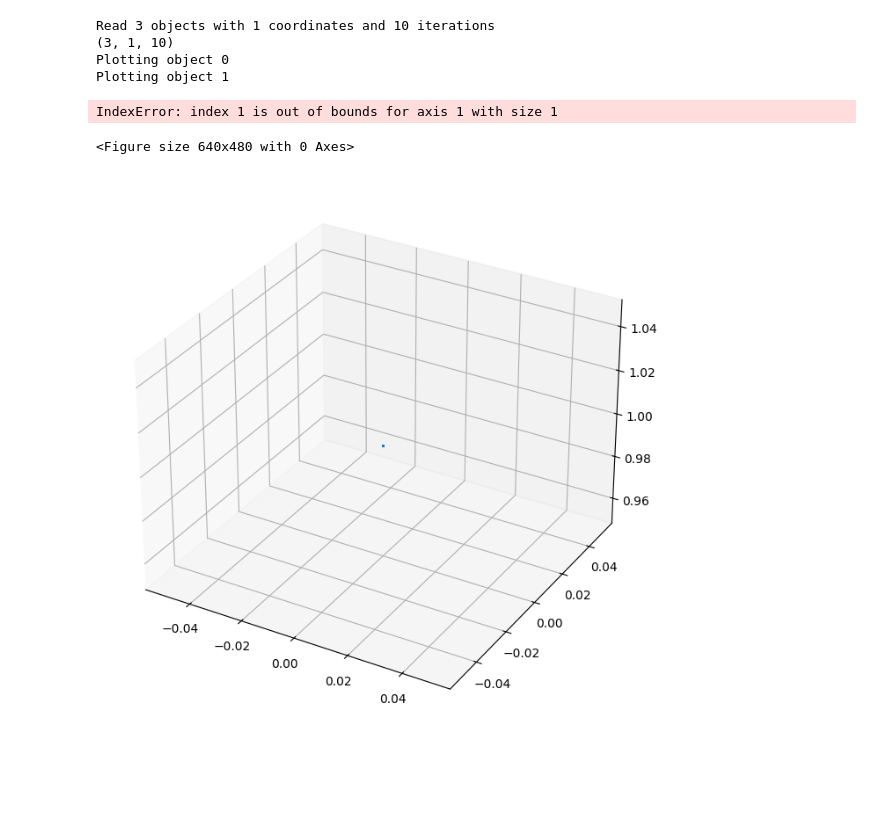
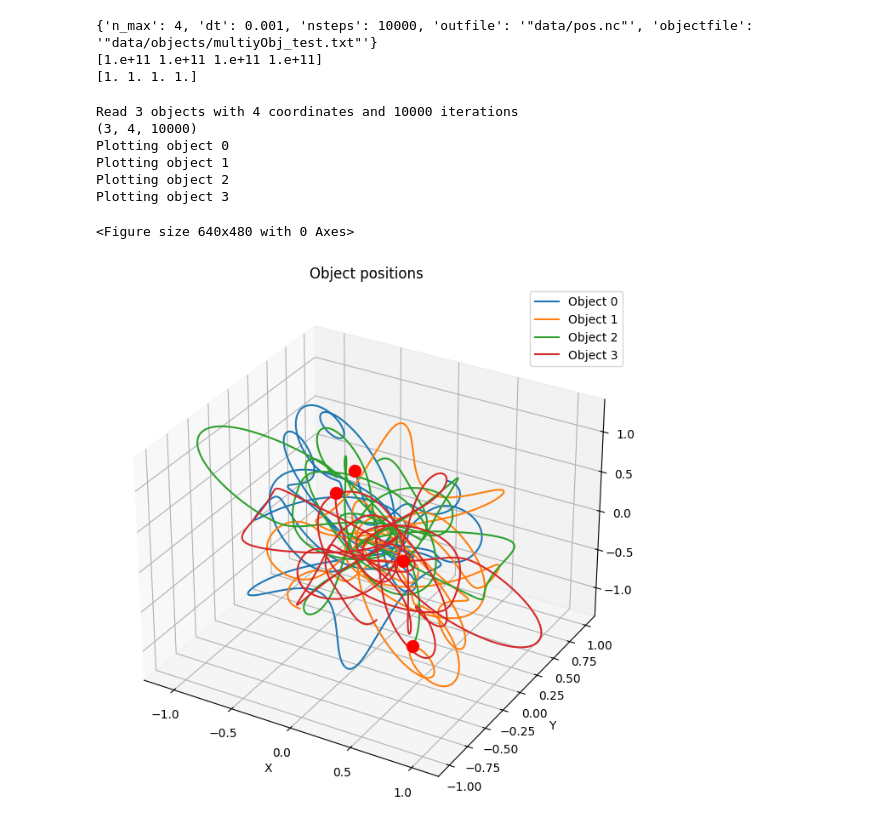
Before and after one commit to ClaasFil/3_Body_system, a Jupyter notebook: src/notebooks/main.ipynb, the cells around one changed output. Drawn from its saved outputs; the diff is of its cells as text; code cells hidden in the pictures; blank space fills up the shorter version.

```diff
--- a/src/notebooks/main.ipynb
+++ b/src/notebooks/main.ipynb
@@ -12,16 +82,16 @@ def read_netcdf(filename):
         positions = dataset.variables['positions'][:]
 
         # Get the dimensions
-        object, xyz, iter = positions.shape
+        xyz, object,  iter = positions.shape
         print(f"Read {object} objects with {xyz} coordinates and {iter} iterations")
 
         return positions
     except Exception as e:
         print(f"An error occurred: {e}")
 
-def plot_positions(positions):
+def plot_positions(positions, weights):
     # Get the dimensions
-    print(positions.shape)
+    # print(positions.shape)
     xyz, object, iter = positions.shape
 
     # Create a figure
@@ -35,14 +105,14 @@ def plot_positions(positions):
         x = positions[0, i, :]
         y = positions[1, i, :]
         z = positions[2, i, :]
-        ax.plot(x, y, z, label=f'Object {i}', marker='o', markersize=1)
+        ax.plot(x, y, z, label=f'Object {i}')
 
     # Plot the last position of each object
     for i in range(object):
         x = positions[0, i, -1]
         y = positions[1, i, -1]
         z = positions[2, i, -1]
-        ax.plot(x, y, z,  marker='o', markersize=5, color='red')
+        ax.plot(x, y, z,  marker='o', markersize=weights[i]*10, color='red')
 
     # Set the labels
     ax.set_xlabel('X')
@@ -54,24 +124,40 @@ def plot_positions(positions):
 
     # Show the plot
     plt.show()
+# %%
+relative_path = '../../data/namelist/settings.nml'
+parameters = read_namelist(relative_path)
+print(parameters)
+# Example usage
+file_path = '../../data/objects/multiyObj_test.txt'
+weights = read_weights(file_path)
+print(weights)
+
+rel_weights = relativ_weights(weights)
+print(rel_weights)
+# %% [output]
+{'n_max': 4, 'dt': 0.001, 'nsteps': 10000, 'outfile': '"data/pos.nc"', 'objectfile': '"data/objects/multiyObj_test.txt"'}
+[1.e+11 1.e+11 1.e+11 1.e+11]
+[1. 1. 1. 1.]
 # %%
 #execute fotran
 #!/home/fillies/Documents/Uni_Projects/3_Body_system/shell_scripts/main.sh
 
 # Example usage
 filename = '/home/fillies/Documents/Uni_Projects/3_Body_system/data/pos.nc'
 positions = read_netcdf(filename)
 
 #print(positions)
 #print(positions.shape)
 
 if positions is not None:
-    plot_positions(positions)
+    plot_positions(positions, rel_weights)
 # %% [output]
-Read 3 objects with 1 coordinates and 10 iterations
-(3, 1, 10)
+Read 3 objects with 4 coordinates and 10000 iterations
+(3, 4, 10000)
 Plotting object 0
 Plotting object 1
+Plotting object 2
+Plotting object 3
-IndexError: index 1 is out of bounds for axis 1 with size 1
+<Figure size 640x480 with 0 Axes>
-<Figure size 640x480 with 0 Axes>
-[figure, old version]
+[figure, new version]
```
Also changed, not shown: parts of 4 cells of this notebook, 13 other files.
